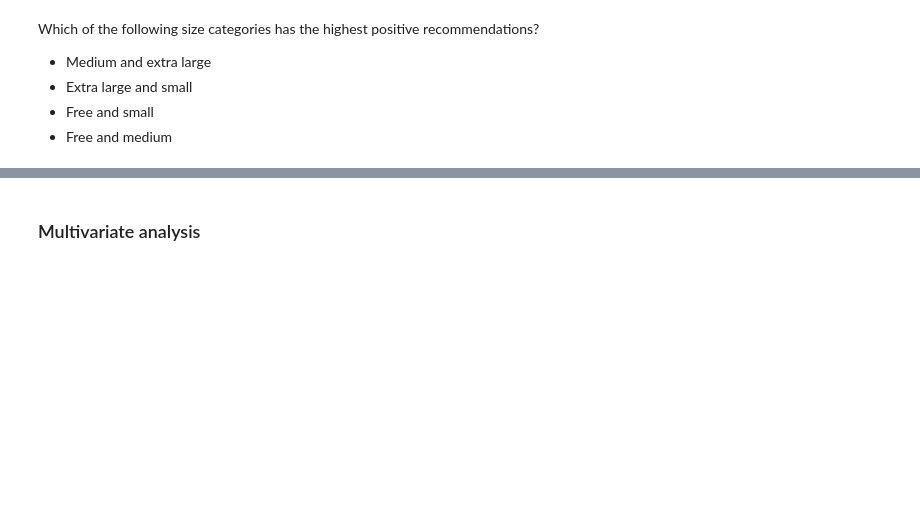
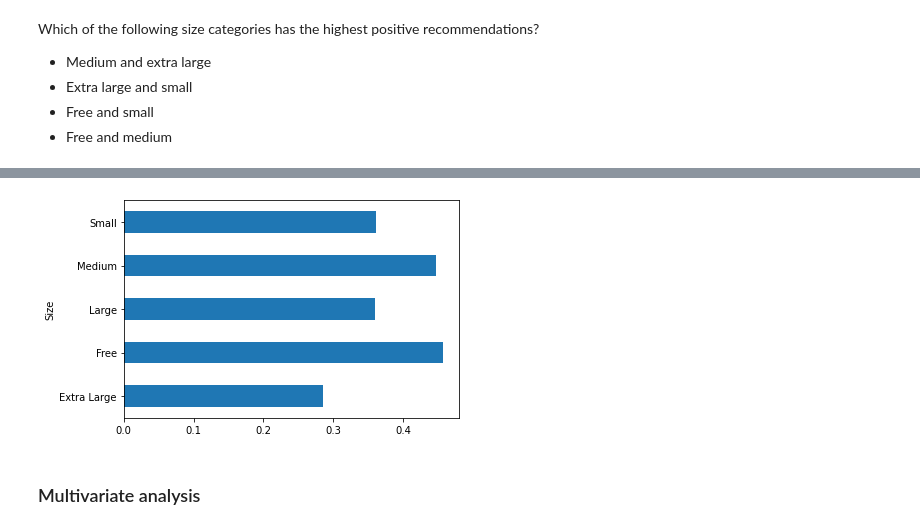
Before and after one commit to saishankar2748/Data-Analysis, a Jupyter notebook: Dress sales data set/EDA+Graded+Exercise.ipynb, the cells around one changed output, grey strips where cells are left out. Cells and saved outputs as stored; diff of their text form; code cells hidden in the pictures; blank space fills up the shorter version.

```diff
--- a/Dress sales data set/EDA+Graded+Exercise.ipynb
+++ b/Dress sales data set/EDA+Graded+Exercise.ipynb
@@ -788,3 +882,8 @@ Which of the following size categories has the highest positive recommendations?
+# %%
+inp0.groupby(['Size'])['Recommendation'].mean().plot.barh()
+plt.show()
+# %% [output]
+[figure, added]
 # %% [markdown]
 ### Multivariate analysis
 # %% [markdown]
```
Also changed, not shown: parts of 12 cells of this notebook.
